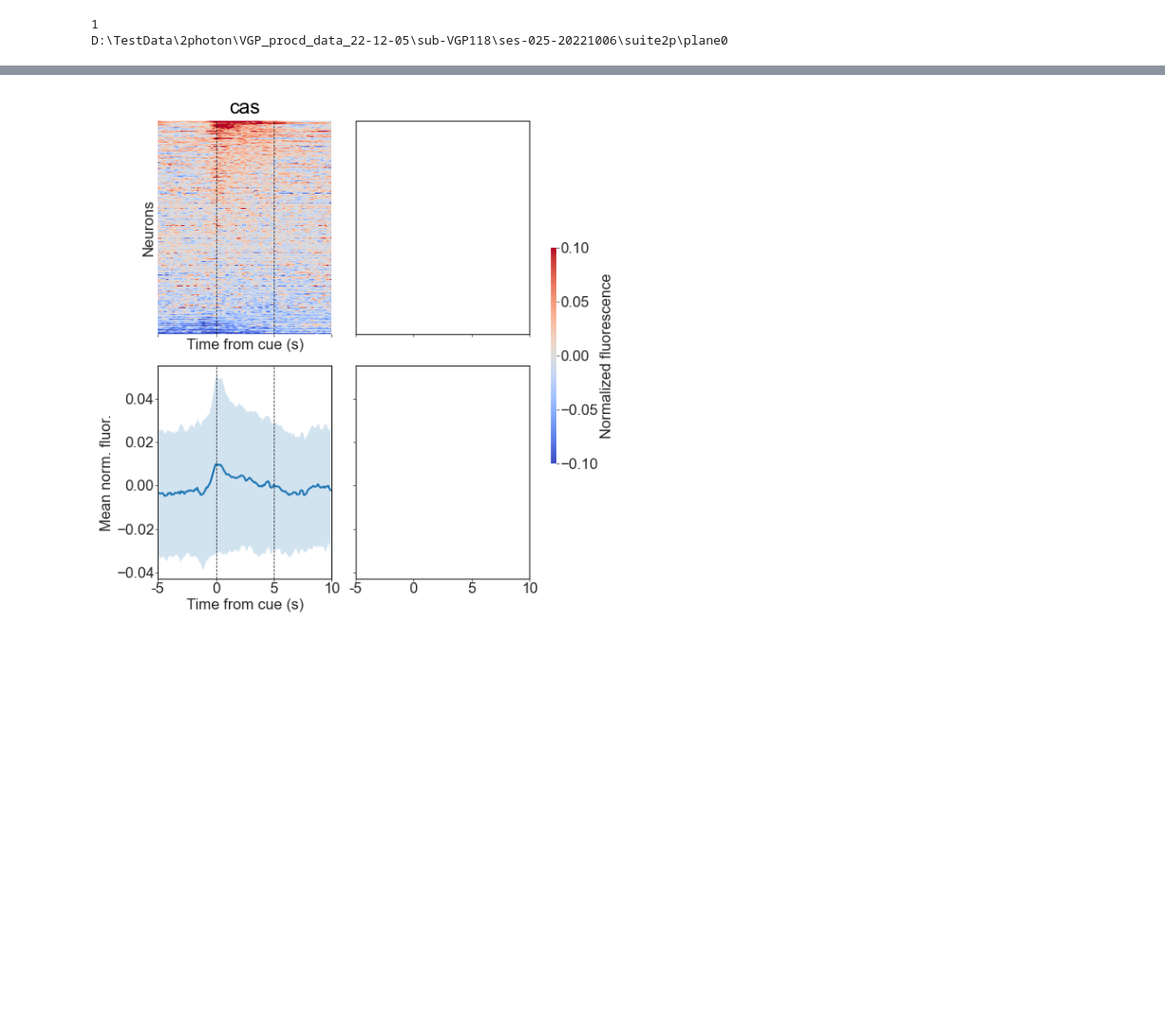
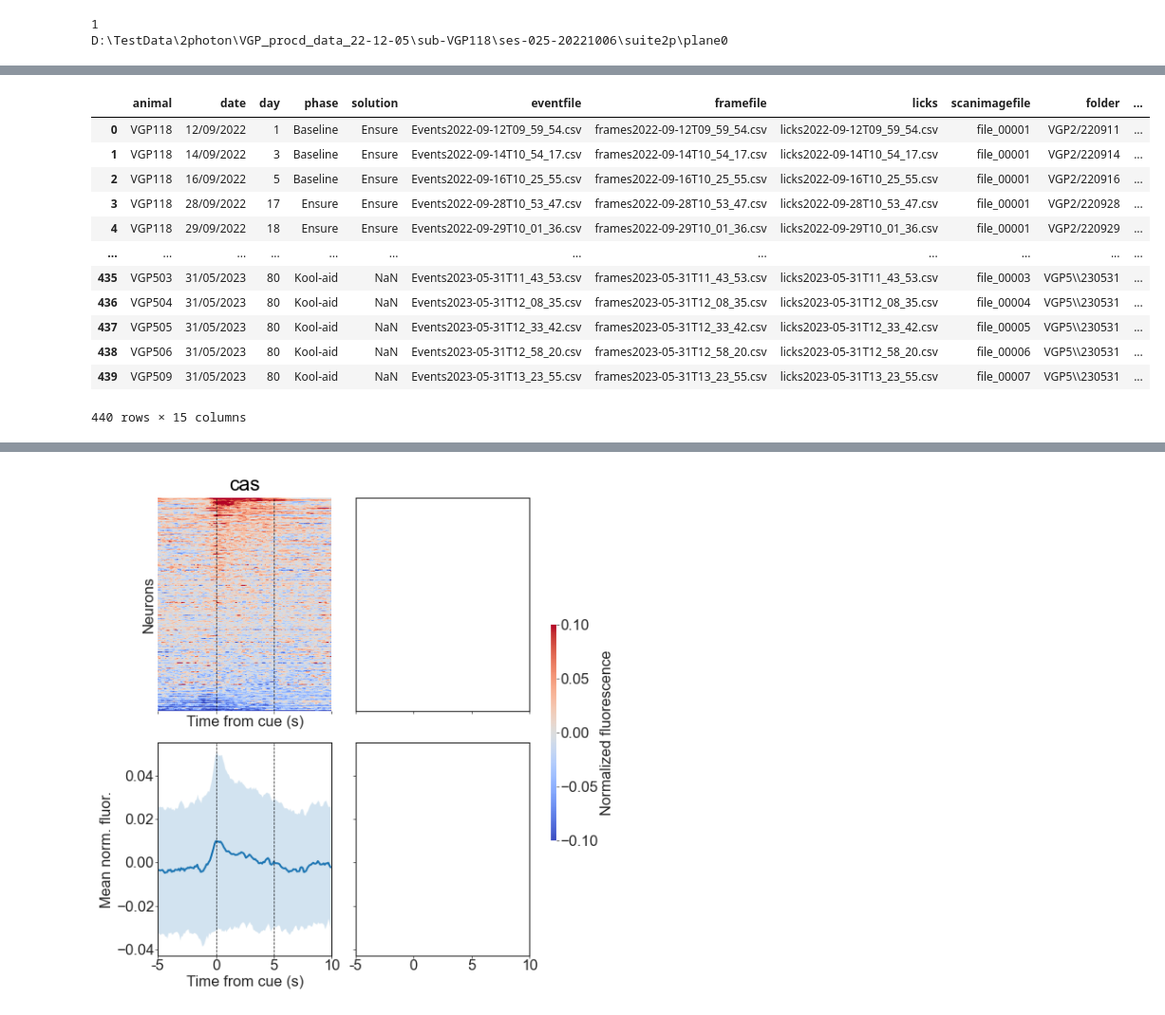
Before and after one commit to jetsetmette/VGP, a Jupyter notebook: notebooks/prep_for_spectral_cluster.ipynb, the cells around one changed output, grey strips where cells are left out. Shown at 95% size. Saved outputs shown, nothing was run; the diff lists cells and outputs as text; code cells hidden in the pictures; blank space fills up the shorter version.

```diff
--- a/notebooks/prep_for_spectral_cluster.ipynb
+++ b/notebooks/prep_for_spectral_cluster.ipynb
@@ -64,0 +176,16 @@ D:\TestData\2photon\VGP_procd_data_22-12-05\sub-VGP118\ses-025-20221006\suite2p\
+# %%
+metafile
+# %% [output]
+|  | animal | date | day | phase | solution | eventfile | framefile | licks | scanimagefile | folder | ... |
+| 0 | VGP118 | 12/09/2022 | 1 | Baseline | Ensure | Events2022-09-12T09_59_54.csv | frames2022-09-12T09_59_54.csv | licks2022-09-12T09_59_54.csv | file_00001 | VGP2/220911 | ... |
+| 1 | VGP118 | 14/09/2022 | 3 | Baseline | Ensure | Events2022-09-14T10_54_17.csv | frames2022-09-14T10_54_17.csv | licks2022-09-14T10_54_17.csv | file_00001 | VGP2/220914 | ... |
+| 2 | VGP118 | 16/09/2022 | 5 | Baseline | Ensure | Events2022-09-16T10_25_55.csv | frames2022-09-16T10_25_55.csv | licks2022-09-16T10_25_55.csv | file_00001 | VGP2/220916 | ... |
+| 3 | VGP118 | 28/09/2022 | 17 | Ensure | Ensure | Events2022-09-28T10_53_47.csv | frames2022-09-28T10_53_47.csv | licks2022-09-28T10_53_47.csv | file_00001 | VGP2/220928 | ... |
+| 4 | VGP118 | 29/09/2022 | 18 | Ensure | Ensure | Events2022-09-29T10_01_36.csv | frames2022-09-29T10_01_36.csv | licks2022-09-29T10_01_36.csv | file_00001 | VGP2/220929 | ... |
+| ... | ... | ... | ... | ... | ... | ... | ... | ... | ... | ... | ... |
+| 435 | VGP503 | 31/05/2023 | 80 | Kool-aid | NaN | Events2023-05-31T11_43_53.csv | frames2023-05-31T11_43_53.csv | licks2023-05-31T11_43_53.csv | file_00003 | VGP5\\230531 | ... |
+| 436 | VGP504 | 31/05/2023 | 80 | Kool-aid | NaN | Events2023-05-31T12_08_35.csv | frames2023-05-31T12_08_35.csv | licks2023-05-31T12_08_35.csv | file_00004 | VGP5\\230531 | ... |
+| 437 | VGP505 | 31/05/2023 | 80 | Kool-aid | NaN | Events2023-05-31T12_33_42.csv | frames2023-05-31T12_33_42.csv | licks2023-05-31T12_33_42.csv | file_00005 | VGP5\\230531 | ... |
+| 438 | VGP506 | 31/05/2023 | 80 | Kool-aid | NaN | Events2023-05-31T12_58_20.csv | frames2023-05-31T12_58_20.csv | licks2023-05-31T12_58_20.csv | file_00006 | VGP5\\230531 | ... |
+| 439 | VGP509 | 31/05/2023 | 80 | Kool-aid | NaN | Events2023-05-31T13_23_55.csv | frames2023-05-31T13_23_55.csv | licks2023-05-31T13_23_55.csv | file_00007 | VGP5\\230531 | ... |
+440 rows × 15 columns
```
Also changed, not shown: parts of 18 cells of this notebook.
